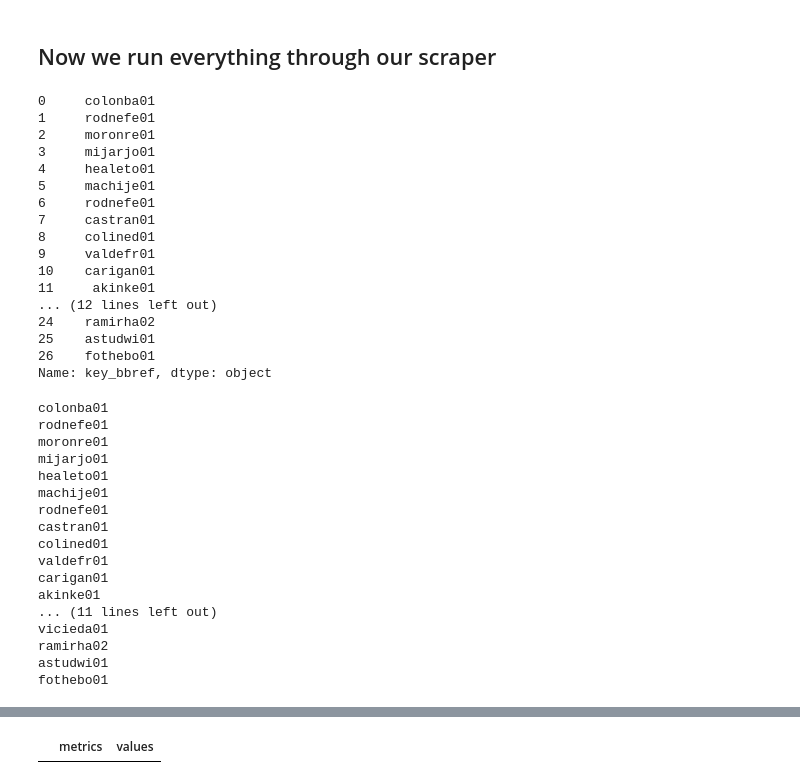
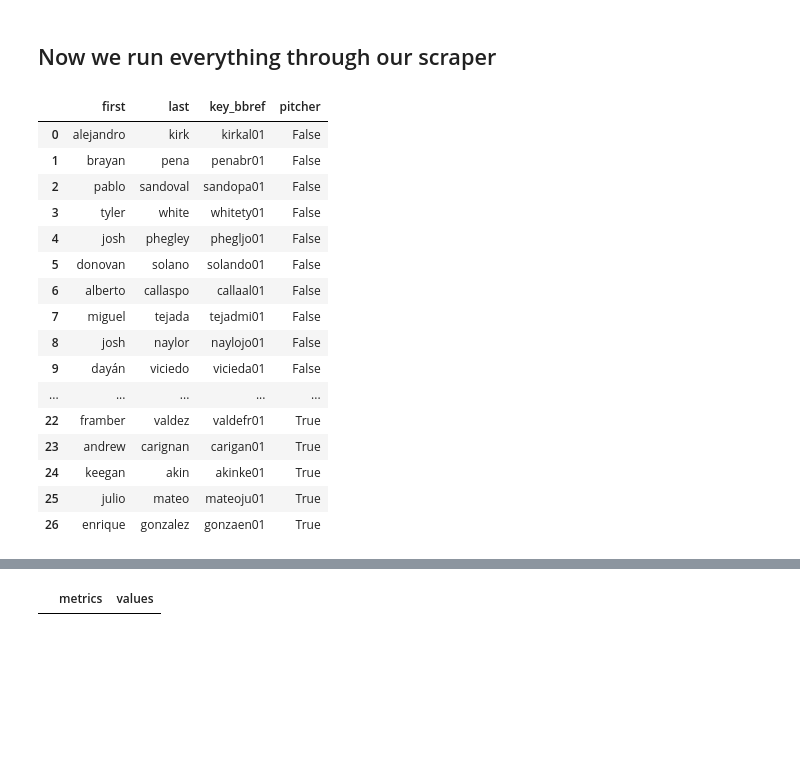
Before and after one commit to obverter/bmi-stars, a Jupyter notebook: notebooks/Scraper.ipynb, the cells around one changed output, grey strips where cells are left out. Drawn from its saved outputs; the diff is of its cells as text; code cells hidden in the pictures; blank space fills up the shorter version.

```diff
--- a/notebooks/Scraper.ipynb
+++ b/notebooks/Scraper.ipynb
@@ -36,7 +38,7 @@ Which mean we can scrape the hell out of it.
 
 ## Let's initialize a list of our players
 # %%
-names = [
+pitchers = [
     'bartolo colon',
     'fernando rodney',
     'reyes moronta',
@@ -51,6 +53,8 @@ names = [
     'keegan akin',
     'julio mateo',
     'enrique gonzalez',
+]
+batters = [
     'alejandro kirk',
     'brayan pena',
     'pablo sandoval',
@@ -90,37 +94,51 @@ And then we party.
 # %%
 names_and_ids = []
 count = 0
-for name in range(len(names)):
-    name = names[count].split()
+for name in range(len(pitchers)):
+    name = pitchers[count].split()
     name.append(playerid_lookup(name[1], name[0], fuzzy=True)["key_bbref"][0])
     names_and_ids.append(name)
     count += 1
     sleep(0.25)
-huskies = pd.DataFrame(names_and_ids, columns=["first", "last", "key_bbref"])
+huskies_p = pd.DataFrame(names_and_ids, columns=["first", "last", "key_bbref"])
+huskies_p['pitcher'] = True
 # %% [output]
 No identically matched names found! Returning the 5 most similar names.
+# %%
+names_and_ids = []
+count = 0
+for name in range(len(batters)):
+    name = batters[count].split()
+    name.append(playerid_lookup(name[1], name[0], fuzzy=True)["key_bbref"][0])
+    names_and_ids.append(name)
+    count += 1
+    sleep(0.25)
+huskies_b = pd.DataFrame(names_and_ids, columns=["first", "last", "key_bbref"])
+huskies_b['pitcher'] = False
+# %%
+huskies = huskies_b.merge(huskies_p, how='outer')
 # %% [markdown]
 ## Now we run everything through our scraper
 # %%
-huskies['key_bbref']
+huskies
 # %% [output]
-0     colonba01
-1     rodnefe01
-2     moronre01
-3     mijarjo01
-4     healeto01
-5     machije01
-6     rodnefe01
-7     castran01
-8     colined01
-9     valdefr01
-10    carigan01
-11     akinke01
-... (12 lines left out)
-24    ramirha02
-25    astudwi01
-26    fothebo01
-Name: key_bbref, dtype: object
+|  | first | last | key_bbref | pitcher |
+| 0 | alejandro | kirk | kirkal01 | False |
+| 1 | brayan | pena | penabr01 | False |
+| 2 | pablo | sandoval | sandopa01 | False |
+| 3 | tyler | white | whitety01 | False |
+| 4 | josh | phegley | phegljo01 | False |
+| 5 | donovan | solano | solando01 | False |
+| 6 | alberto | callaspo | callaal01 | False |
+| 7 | miguel | tejada | tejadmi01 | False |
+| 8 | josh | naylor | naylojo01 | False |
+| 9 | dayán | viciedo | vicieda01 | False |
+| ... | ... | ... | ... | ... |
+| 22 | framber | valdez | valdefr01 | True |
+| 23 | andrew | carignan | carigan01 | True |
+| 24 | keegan | akin | akinke01 | True |
+| 25 | julio | mateo | mateoju01 | True |
+| 26 | enrique | gonzalez | gonzaen01 | True |
 # %%
 targets = []
 count = 0
@@ -128,21 +146,3 @@ for player in range(len(huskies['key_bbref'])):
     id = huskies['key_bbref'][count]
     targets.append(id)
     count += 1
-# %% [output]
-colonba01
-rodnefe01
-moronre01
-mijarjo01
-healeto01
-machije01
-rodnefe01
-castran01
-colined01
-valdefr01
-carigan01
-akinke01
-... (11 lines left out)
-vicieda01
-ramirha02
-astudwi01
-fothebo01
```
Also changed, not shown: parts of 25 cells of this notebook.
